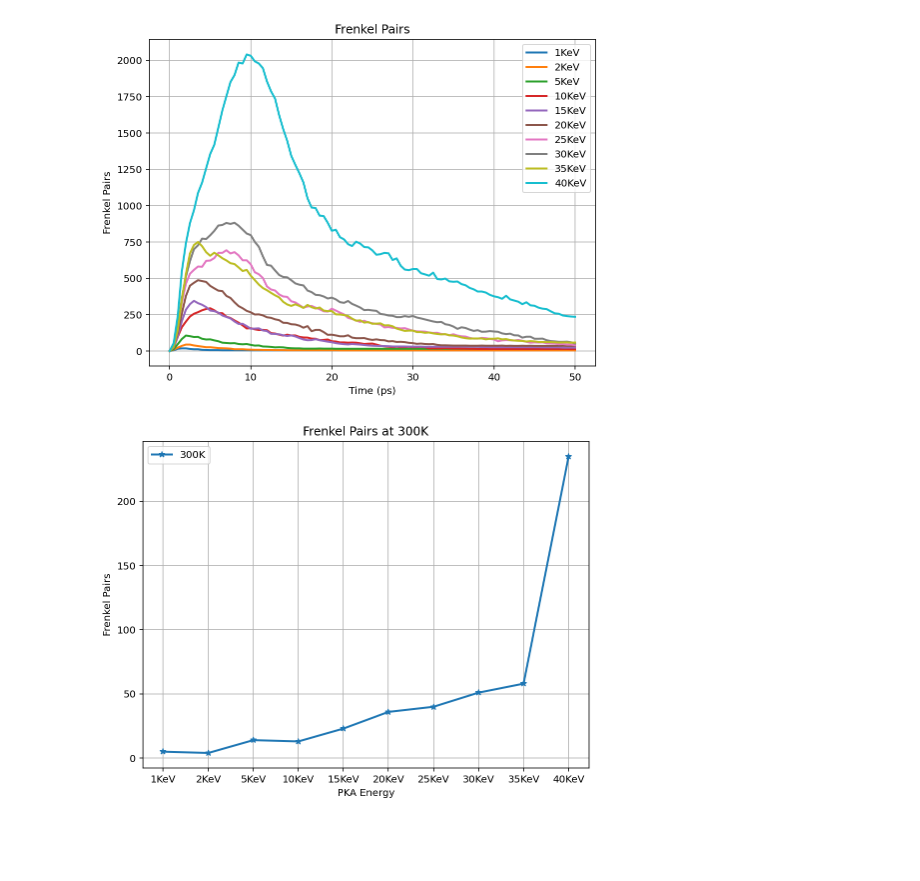
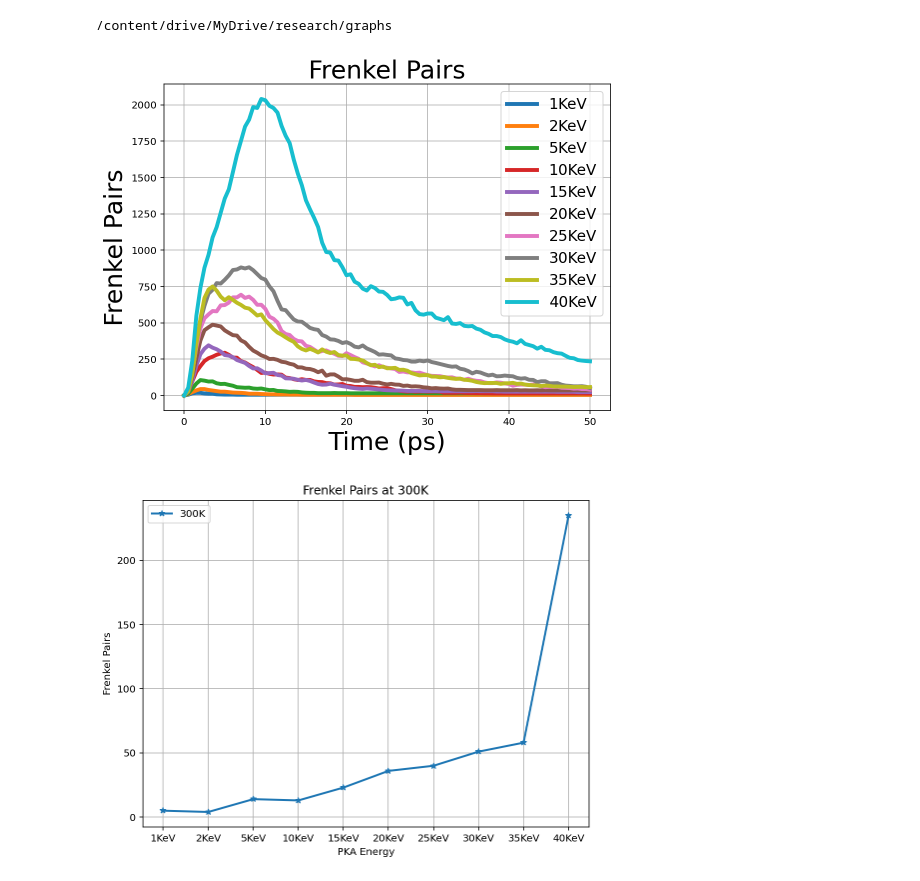
Before and after one commit to dell-datascience/Image_classifier_project, a Jupyter notebook: research.ipynb, the cells around one changed output. Cells and saved outputs as stored; diff of their text form; code cells hidden in the pictures; blank space fills up the shorter version.

```diff
--- a/research.ipynb
+++ b/research.ipynb
@@ -44,19 +37,21 @@ for line in data:
   if line[0]=='#' : continue
   time.append(int(line.split(" ")[1])*.001)
 # %%
+%cd '/content/drive/MyDrive/research/graphs'
 labe=sorted(results_dic.keys())
 fig, ax =plt.subplots(figsize=(8,6))
 for key,val in results_dic.items():
-   ax.plot(time,results_dic[key],linewidth=2, label=key)
-   ax.set_xlabel('Time (ps)')
-   ax.set_ylabel('Frenkel Pairs')
-   ax.set_title( 'Frenkel Pairs')
-   ax.legend(facecolor ='white')
+   ax.plot(time,results_dic[key],linewidth=3.9, label=key)
+   ax.set_xlabel('Time (ps)',fontsize=25)
+   ax.set_ylabel('Frenkel Pairs',fontsize=25)
+   ax.set_title( 'Frenkel Pairs',fontsize=25)
+   ax.legend(facecolor ='white',fontsize=15)
 ax.grid(which='major',axis='both')
-plt.savefig('frenkel_pairs_graph.png',dpi=2000)
+plt.savefig('frenkel_pairs_graph.png')
 plt.show()
 # %% [output]
+/content/drive/MyDrive/research/graphs
-[figure, old version]
+[figure, new version]
 # %%
 labe=sorted(results_dic.keys())
 fig, ax =plt.subplots(figsize=(8,6))
```
Also changed, not shown: parts of 23 cells of this notebook.
